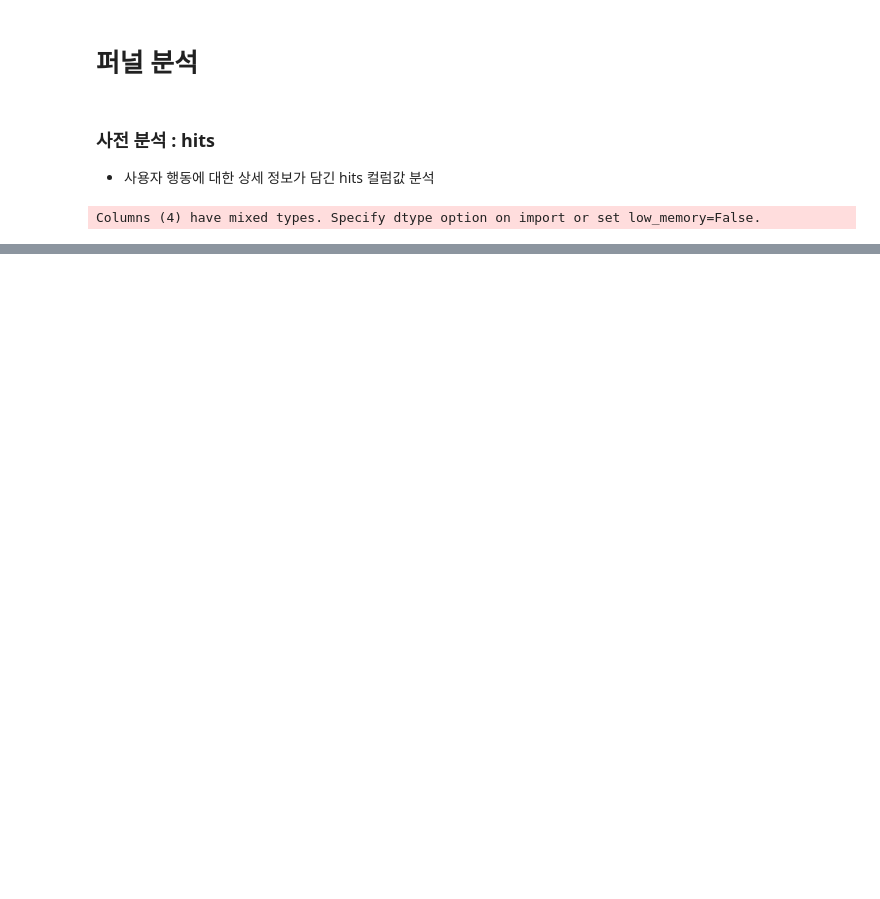
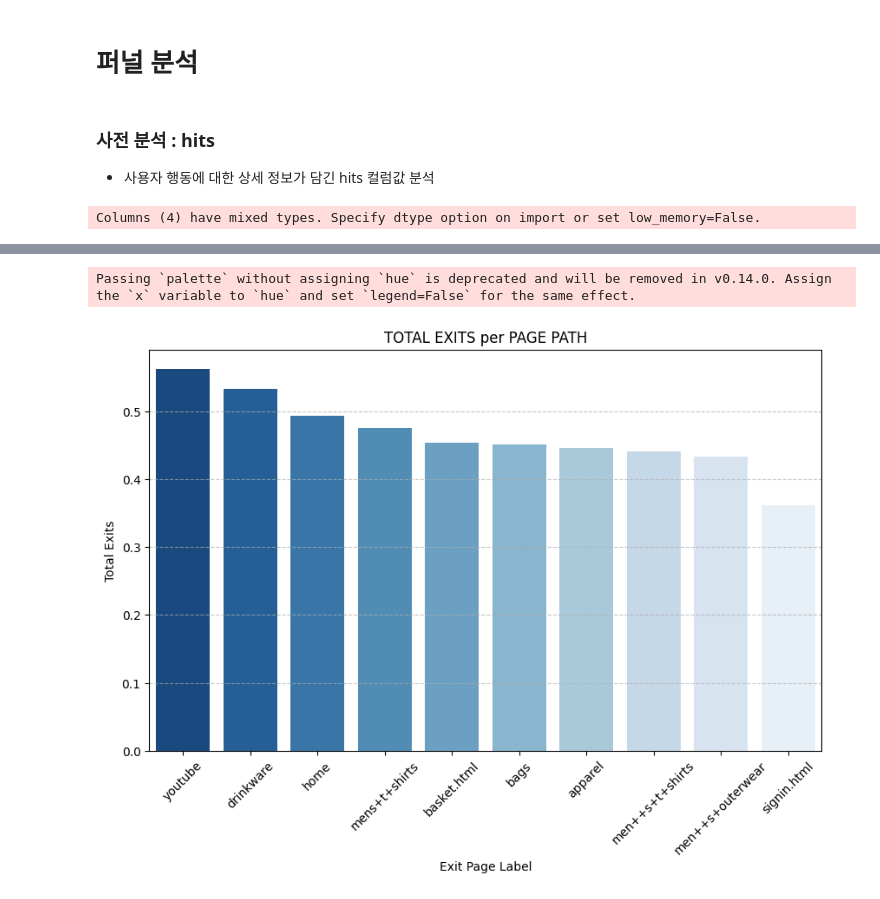
Before and after one commit to yeedacoding/eCommerce-User-Behavior-Analytics, a Jupyter notebook: funnel_analysis.ipynb, the cells around one changed output, grey strips where cells are left out. Drawn from its saved outputs; the diff is of its cells as text; code cells hidden in the pictures; blank space fills up the shorter version.

```diff
--- a/funnel_analysis.ipynb
+++ b/funnel_analysis.ipynb
@@ -124,0 +203,33 @@ df_result
+# %%
+exit_df = sample_df.copy()
+
+# 딕셔너리에서 필요한 값 추출
+def get_page_path(x):
+    if isinstance(x, dict) and x.get("type") == "PAGE":  # hitNumber 조건 제외
+        page = x.get("page")  # "page" 키가 있는지 확인
+        if isinstance(page, dict) and "pagePath" in page:  # "page"가 딕셔너리이고 "pagePath"가 존재하는지 확인
+            return page["pagePath"]  # "pagePath" 값 반환
+    return None  # 조건에 맞지 않으면 None 반환
+
+exit_df["page_path"] = exit_df["hits"].apply(get_page_path)
+exit_df["totals.bounces"] = exit_df["totals.bounces"].astype(float)
+
+# NaN 필터링
+df_filtered = exit_df[exit_df["page_path"].notna()][["page_path", "totals.bounces"]]
+
+# GROUP BY (페이지별 방문 수 & 이탈률 계산)
+exit_result_df = df_filtered.groupby("page_path").agg(
+    views=("page_path", "count"),               # 총 방문 횟수
+    total_exits=("totals.bounces", "sum")       # 총 종료 횟수
+).reset_index()
+
+# 이탈률 계산
+exit_result_df["exit_rate"] = exit_result_df["total_exits"] / exit_result_df["views"]
+
+# page_path label 지정
+exit_result_df['label'] = exit_result_df['page_path'].apply(lambda x : x.split('/')[-1])
+
+# 정렬 및 상위 10개 출력
+exit_result_df = exit_result_df.sort_values("views", ascending=False).head(10)
+
+exit_result_df
@@ -124,0 +248,15 @@ df_result
+# %%
+# 시각화
+exit_result_df = exit_result_df.sort_values("exit_rate", ascending=False)
+
+plt.figure(figsize=(10, 6))
+sns.barplot(x=exit_result_df['label'], y=exit_result_df['exit_rate'], palette='Blues_r')
+plt.xlabel("Exit Page Label")
+plt.ylabel("Total Exits")
+plt.title("TOTAL EXITS per PAGE PATH")
+plt.xticks(rotation=45)
+plt.grid(axis='y', linestyle='--', alpha=0.7)
+plt.show()
+# %% [output]
+Passing `palette` without assigning `hue` is deprecated and will be removed in v0.14.0. Assign the `x` variable to `hue` and set `legend=False` for the same effect.
+[figure, added]
```
Also changed, not shown: parts of 23 cells of this notebook.
